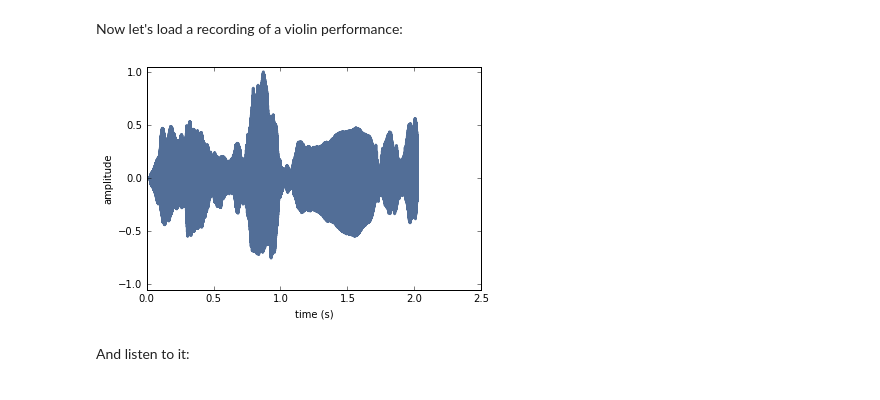
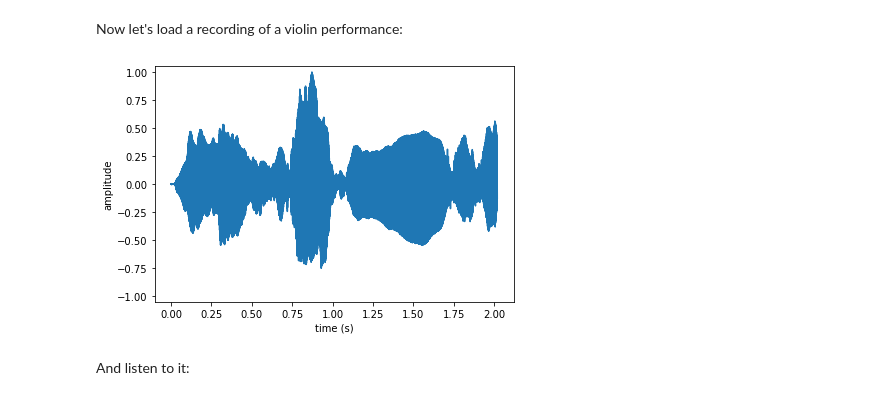
Before and after one commit to AllenDowney/ThinkDSP, a Jupyter notebook: code/scipy2015_demo.ipynb, the cells around one changed output. Cells and saved outputs as stored; diff of their text form; code cells hidden in the pictures.

```diff
--- a/code/scipy2015_demo.ipynb
+++ b/code/scipy2015_demo.ipynb
@@ -190,18 +186,18 @@ Now let's load a recording of a violin performance:
 # %%
 wave = thinkdsp.read_wave('92002__jcveliz__violin-origional.wav')
 start = 0.11
 wave = wave.segment(start=start)
 wave.shift(-start)
 
 wave.truncate(len(response))
 wave.normalize()
 wave.plot()
-thinkplot.config(xlabel='time (s)',
+decorate(xlabel='time (s)',
                  ylabel='amplitude',
                  ylim=[-1.05, 1.05],
                  legend=False)
 # %% [output]
-[figure, old version]
+[figure, new version]
 # %% [markdown]
 And listen to it:
 # %%
```
Also changed, not shown: parts of 14 cells of this notebook, 2 other files.
